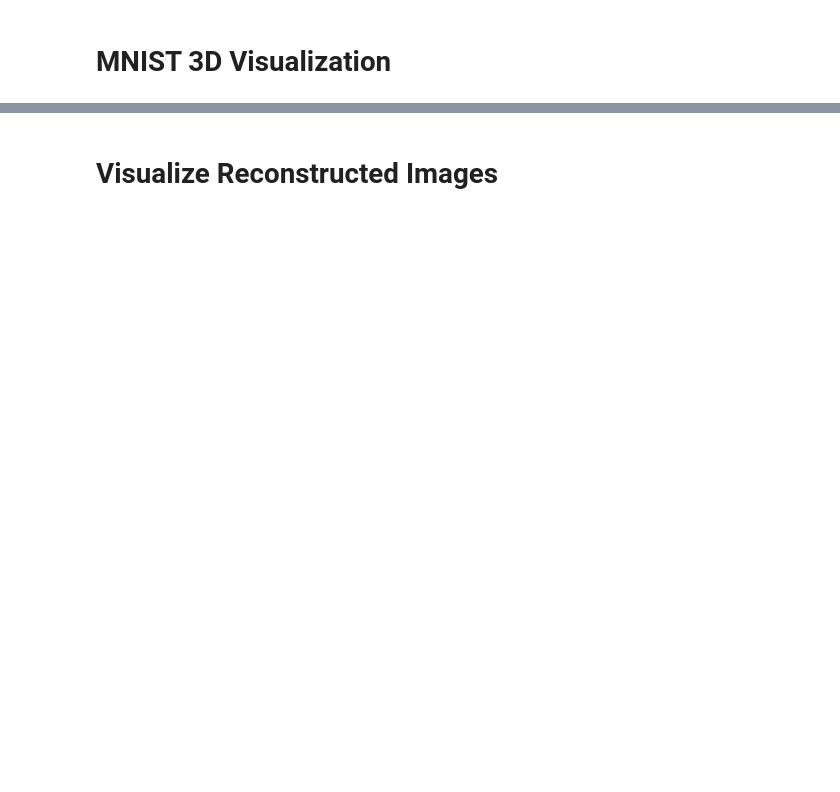
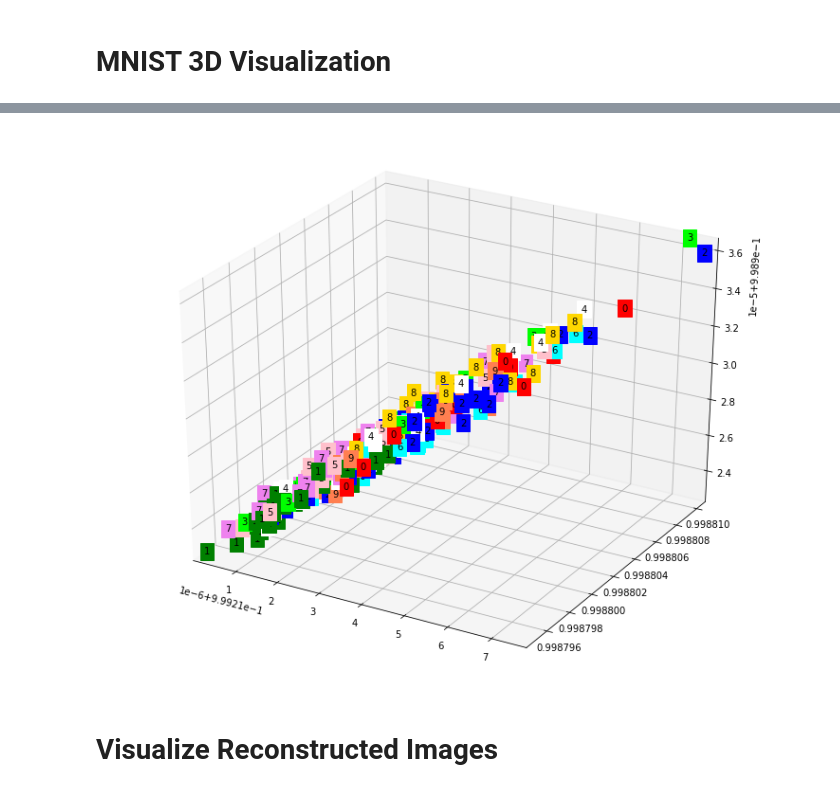
Before and after one commit to matrixgram-zz/tensorflow_example, a Jupyter notebook: AutoEncoder_tensorflow2_keras.ipynb, the cells around one changed output, grey strips where cells are left out. Cells and saved outputs as stored; diff of their text form; code cells hidden in the pictures; blank space fills up the shorter version.

```diff
--- a/AutoEncoder_tensorflow2_keras.ipynb
+++ b/AutoEncoder_tensorflow2_keras.ipynb
@@ -132,3 +203,29 @@ plt.show()
+# %%
+# epoch is 10
+# visualize in 3D plot
+from pylab import rcParams
+rcParams['figure.figsize'] = 10, 8
+
+fig = plt.figure(1)
+ax = Axes3D(fig)
+
+xs = latent_vector[:, 0]
+ys = latent_vector[:, 1]
+zs = latent_vector[:, 2]
+
+color=['red','green','blue','lime','white','pink','aqua','violet','gold','coral']
+
+for x, y, z, label in zip(xs, ys, zs, y_test):
+    c = color[int(label)]
+    ax.text(x, y, z, label, backgroundcolor=c)
+
+ax.set_xlim(xs.min(), xs.max())
+ax.set_ylim(ys.min(), ys.max())
+ax.set_zlim(zs.min(), zs.max())
+
+plt.show()
+# %% [output]
+[figure, added]
 # %% [markdown]
 # Visualize Reconstructed Images
 # %%
```
Also changed, not shown: parts of 10 cells of this notebook.
